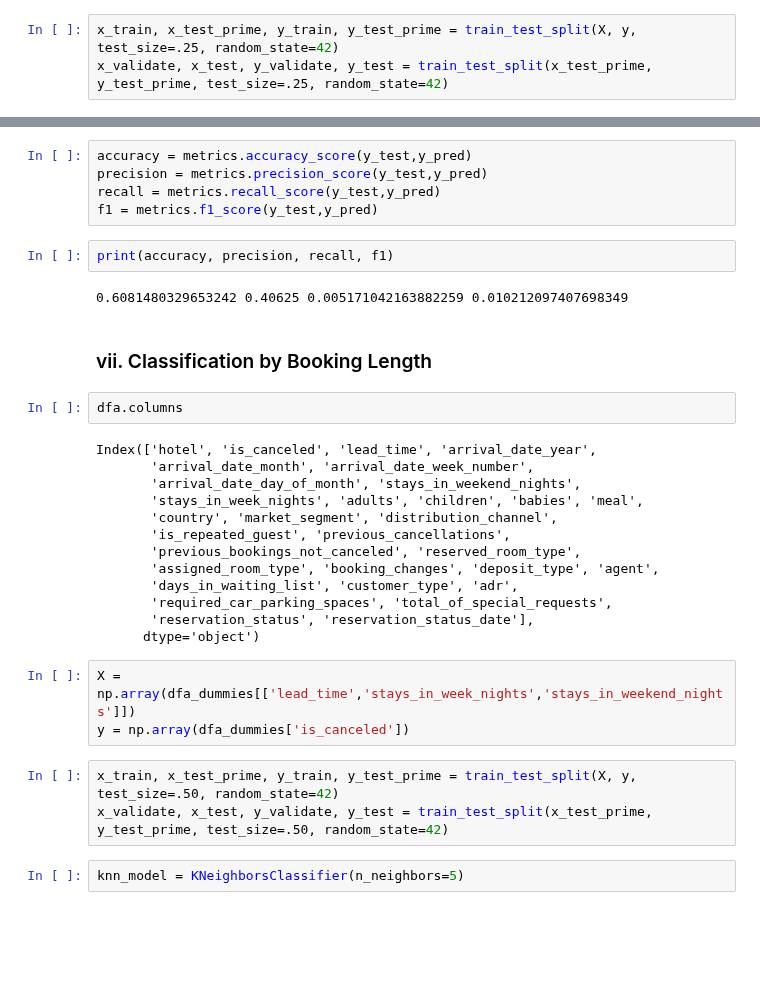
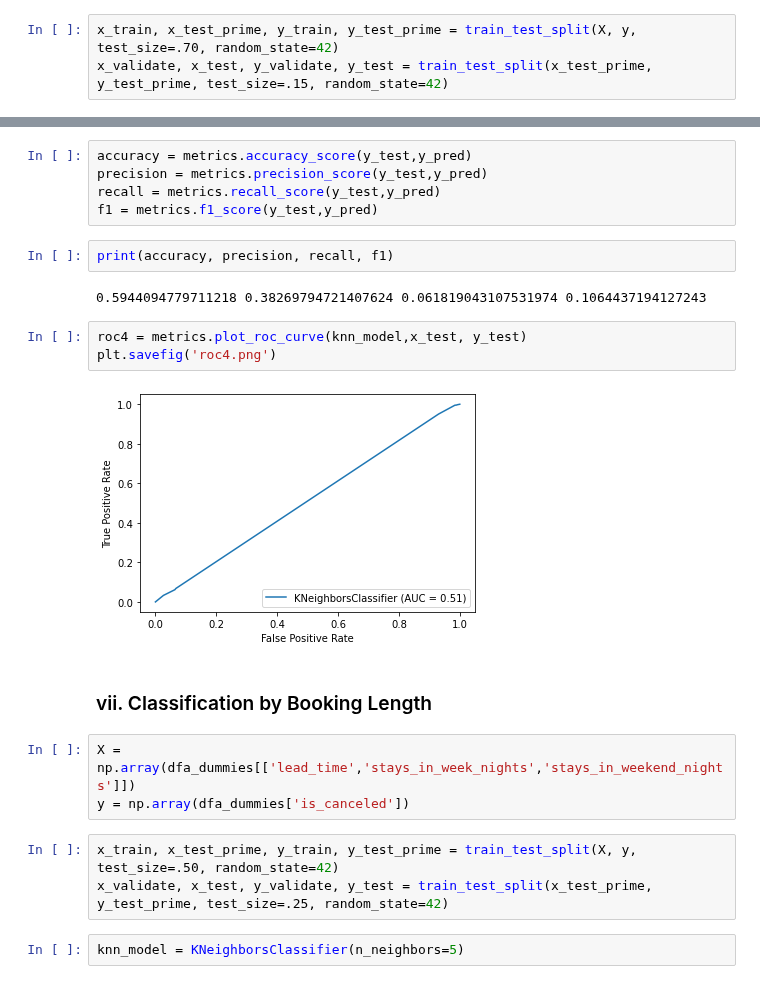
Before and after one commit to cporterbellarmine/Group_Project_JR_CNP, a Jupyter notebook: group_project_jrr_cnp.ipynb, the cells around one changed output, grey strips where cells are left out. Drawn from its saved outputs; the diff is of its cells as text; blank space fills up the shorter version.

```diff
--- a/group_project_jrr_cnp.ipynb
+++ b/group_project_jrr_cnp.ipynb
@@ -381,6 +400,6 @@ print(accuracy, precision, recall, f1)
 # %%
-x_train, x_test_prime, y_train, y_test_prime = train_test_split(X, y, test_size=.25, random_state=42)
-x_validate, x_test, y_validate, y_test = train_test_split(x_test_prime, y_test_prime, test_size=.25, random_state=42)
+x_train, x_test_prime, y_train, y_test_prime = train_test_split(X, y, test_size=.70, random_state=42)
+x_validate, x_test, y_validate, y_test = train_test_split(x_test_prime, y_test_prime, test_size=.15, random_state=42)
 # %%
 knn_model = KNeighborsClassifier(n_neighbors=20)
 # %%
@@ -412,30 +431,20 @@ f1 = metrics.f1_score(y_test,y_pred)
 # %%
 print(accuracy, precision, recall, f1)
 # %% [output]
-0.6081480329653242 0.40625 0.005171042163882259 0.010212097407698349
+0.5944094779711218 0.38269794721407624 0.061819043107531974 0.1064437194127243
+# %%
+roc4 = metrics.plot_roc_curve(knn_model,x_test, y_test)
+plt.savefig('roc4.png')
+# %% [output]
+[figure, added]
 # %% [markdown]
 ### vii. Classification by Booking Length
-# %%
-dfa.columns
-# %% [output]
-Index(['hotel', 'is_canceled', 'lead_time', 'arrival_date_year',
-       'arrival_date_month', 'arrival_date_week_number',
-       'arrival_date_day_of_month', 'stays_in_weekend_nights',
-       'stays_in_week_nights', 'adults', 'children', 'babies', 'meal',
-       'country', 'market_segment', 'distribution_channel',
-       'is_repeated_guest', 'previous_cancellations',
-       'previous_bookings_not_canceled', 'reserved_room_type',
-       'assigned_room_type', 'booking_changes', 'deposit_type', 'agent',
-       'days_in_waiting_list', 'customer_type', 'adr',
-       'required_car_parking_spaces', 'total_of_special_requests',
-       'reservation_status', 'reservation_status_date'],
-      dtype='object')
 # %%
 X = np.array(dfa_dummies[['lead_time','stays_in_week_nights','stays_in_weekend_nights']])
 y = np.array(dfa_dummies['is_canceled'])
 # %%
 x_train, x_test_prime, y_train, y_test_prime = train_test_split(X, y, test_size=.50, random_state=42)
-x_validate, x_test, y_validate, y_test = train_test_split(x_test_prime, y_test_prime, test_size=.50, random_state=42)
+x_validate, x_test, y_validate, y_test = train_test_split(x_test_prime, y_test_prime, test_size=.25, random_state=42)
 # %%
 knn_model = KNeighborsClassifier(n_neighbors=5)
 # %%
```
Also changed, not shown: parts of 67 cells of this notebook, 15 other files.
